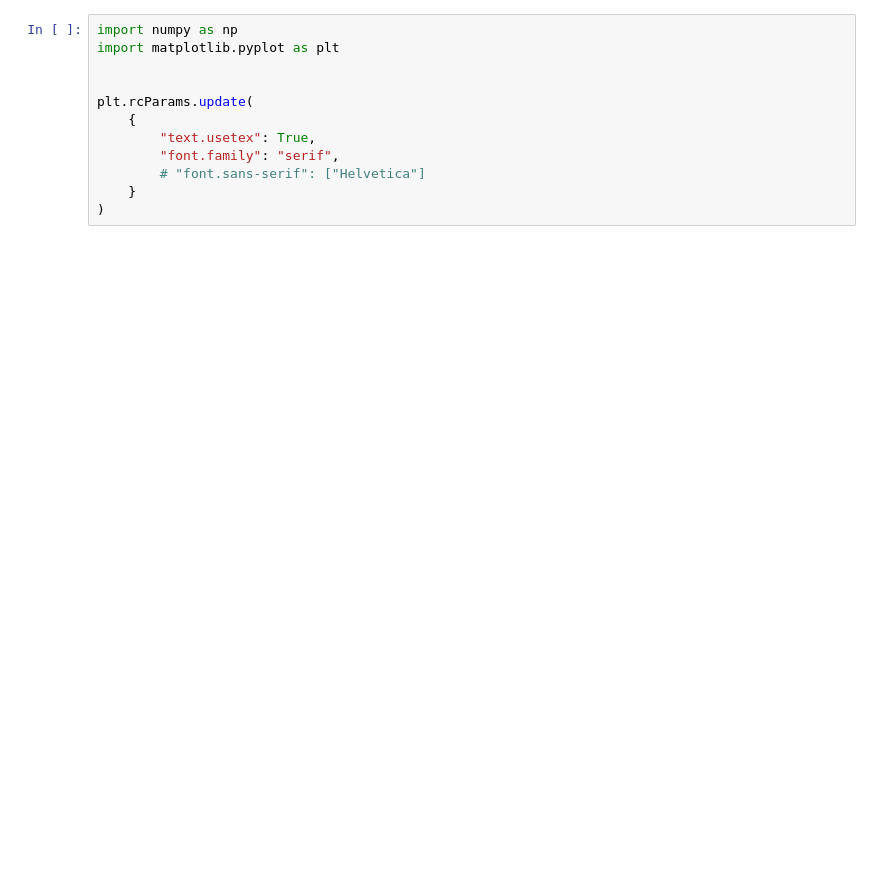
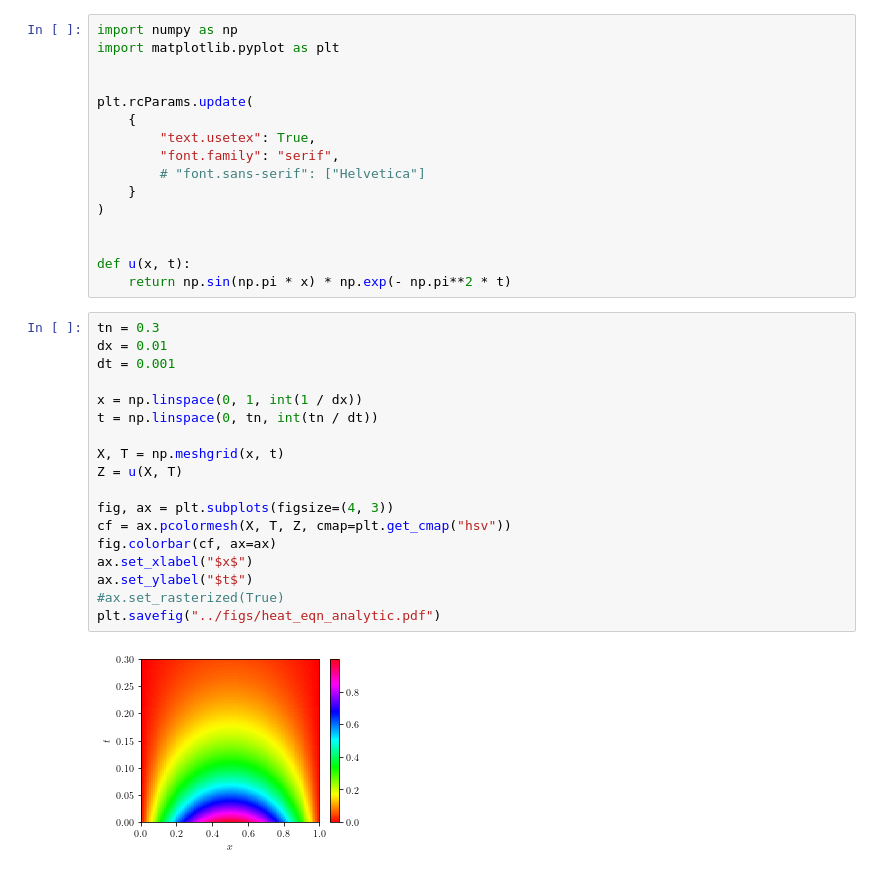
Before and after one commit to nicholaskarlsen/FYS-STK4155, a Jupyter notebook: project_3/notebooks/Heat_equation_analytic.ipynb, the cells around one changed output. Cells and saved outputs as stored; diff of their text form; blank space fills up the shorter version.

```diff
--- a/project_3/notebooks/Heat_equation_analytic.ipynb
+++ b/project_3/notebooks/Heat_equation_analytic.ipynb
@@ -10,4 +10,28 @@ plt.rcParams.update(
         # "font.sans-serif": ["Helvetica"]
     }
 )
+
+
+def u(x, t):
+    return np.sin(np.pi * x) * np.exp(- np.pi**2 * t)
+# %%
+tn = 0.3
+dx = 0.01
+dt = 0.001
+
+x = np.linspace(0, 1, int(1 / dx))
+t = np.linspace(0, tn, int(tn / dt))
+
+X, T = np.meshgrid(x, t)
+Z = u(X, T)
+
+fig, ax = plt.subplots(figsize=(4, 3))
+cf = ax.pcolormesh(X, T, Z, cmap=plt.get_cmap("hsv"))
+fig.colorbar(cf, ax=ax)
+ax.set_xlabel("$x$")
+ax.set_ylabel("$t$")
+#ax.set_rasterized(True)
+plt.savefig("../figs/heat_eqn_analytic.pdf")
+# %% [output]
+[figure, added]
 # %%
```
Also changed, not shown: parts of 3 cells of this notebook, 7 other files.
